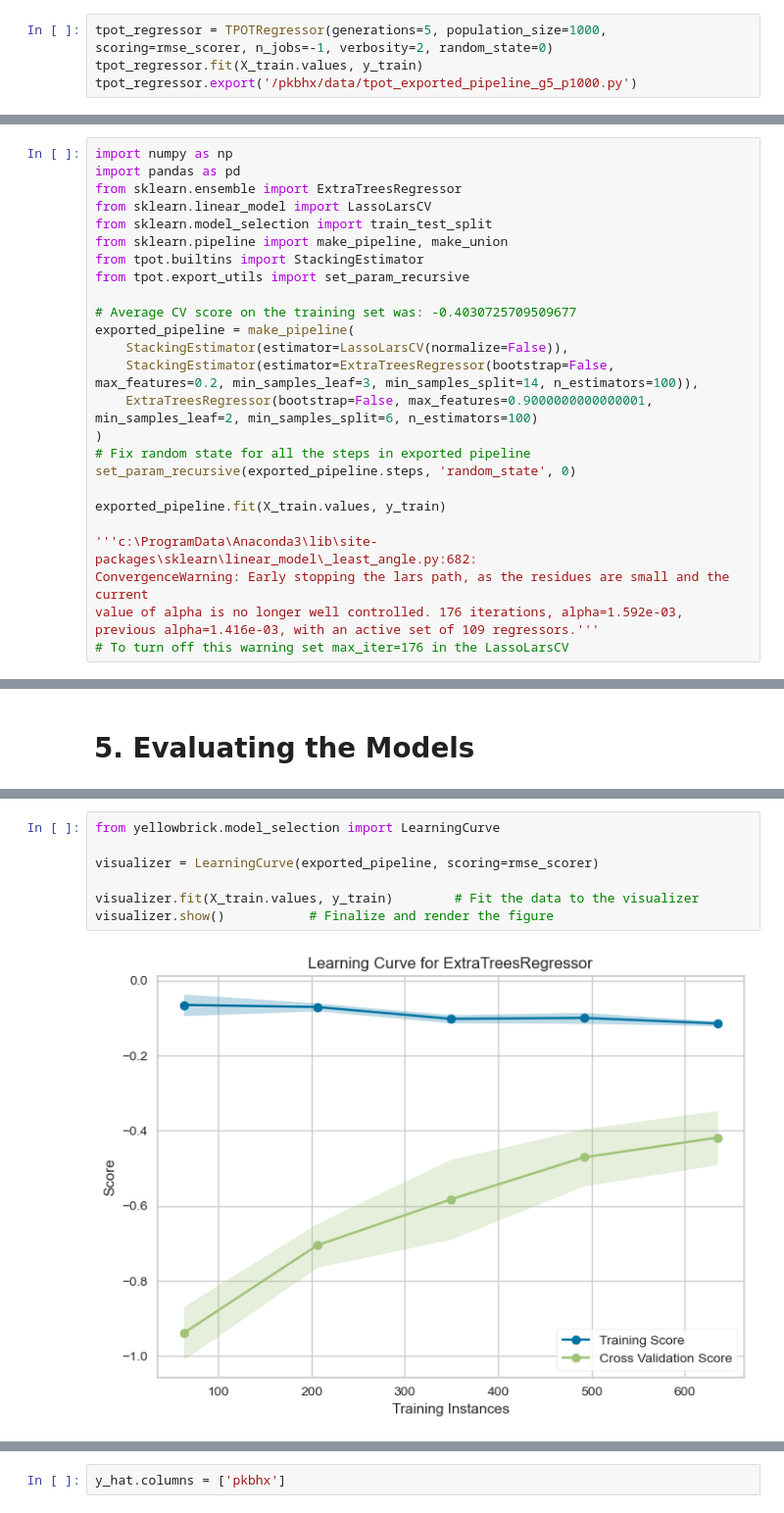
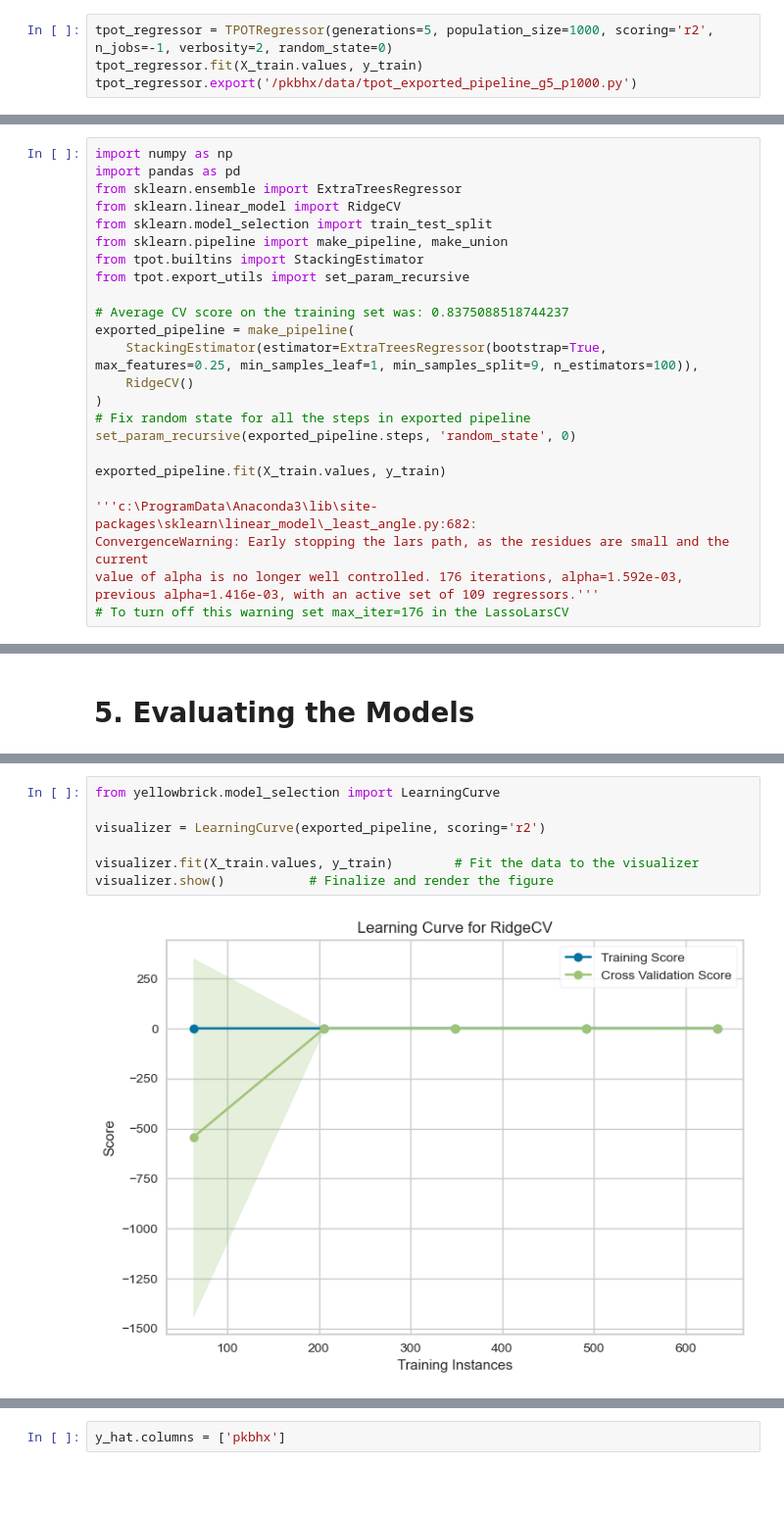
Before and after one commit to dmulysses/ml-regression-pkbhx, a Jupyter notebook: ml-regression-pkbhx.ipynb, the cells around one changed output, grey strips where cells are left out. Shown at 98% size. Cells and saved outputs as stored; diff of their text form; blank space fills up the shorter version.

```diff
--- a/ml-regression-pkbhx.ipynb
+++ b/ml-regression-pkbhx.ipynb
@@ -333,7 +341,7 @@ Best parameters to Random Forest: {'estimator__criterion': 'squared_error', 'est
 # %% [markdown]
 5th Model: Tree-based Pipeline Optimization Tool (TPOT)
 # %%
-tpot_regressor = TPOTRegressor(generations=5, population_size=1000, scoring=rmse_scorer, n_jobs=-1, verbosity=2, random_state=0)
+tpot_regressor = TPOTRegressor(generations=5, population_size=1000, scoring='r2', n_jobs=-1, verbosity=2, random_state=0)
 tpot_regressor.fit(X_train.values, y_train)
 tpot_regressor.export('/pkbhx/data/tpot_exported_pipeline_g5_p1000.py')
 # %% [output]
@@ -352,17 +360,16 @@ Best pipeline: ExtraTreesRegressor(ExtraTreesRegressor(LassoLarsCV(input_matrix,
 import numpy as np
 import pandas as pd
 from sklearn.ensemble import ExtraTreesRegressor
-from sklearn.linear_model import LassoLarsCV
+from sklearn.linear_model import RidgeCV
 from sklearn.model_selection import train_test_split
 from sklearn.pipeline import make_pipeline, make_union
 from tpot.builtins import StackingEstimator
 from tpot.export_utils import set_param_recursive
 
-# Average CV score on the training set was: -0.4030725709509677
+# Average CV score on the training set was: 0.8375088518744237
 exported_pipeline = make_pipeline(
-    StackingEstimator(estimator=LassoLarsCV(normalize=False)),
-    StackingEstimator(estimator=ExtraTreesRegressor(bootstrap=False, max_features=0.2, min_samples_leaf=3, min_samples_split=14, n_estimators=100)),
-    ExtraTreesRegressor(bootstrap=False, max_features=0.9000000000000001, min_samples_leaf=2, min_samples_split=6, n_estimators=100)
+    StackingEstimator(estimator=ExtraTreesRegressor(bootstrap=True, max_features=0.25, min_samples_leaf=1, min_samples_split=9, n_estimators=100)),
+    RidgeCV()
 )
 # Fix random state for all the steps in exported pipeline
 set_param_recursive(exported_pipeline.steps, 'random_state', 0)
@@ -430,9 +515,9 @@ res_visualizer.show()
 # %%
 from yellowbrick.model_selection import LearningCurve
 
-visualizer = LearningCurve(exported_pipeline, scoring=rmse_scorer)
+visualizer = LearningCurve(exported_pipeline, scoring='r2')
 
 visualizer.fit(X_train.values, y_train)        # Fit the data to the visualizer
 visualizer.show()           # Finalize and render the figure
 # %% [output]
-[figure, old version]
+[figure, new version]
```
Also changed, not shown: parts of 25 cells of this notebook.
